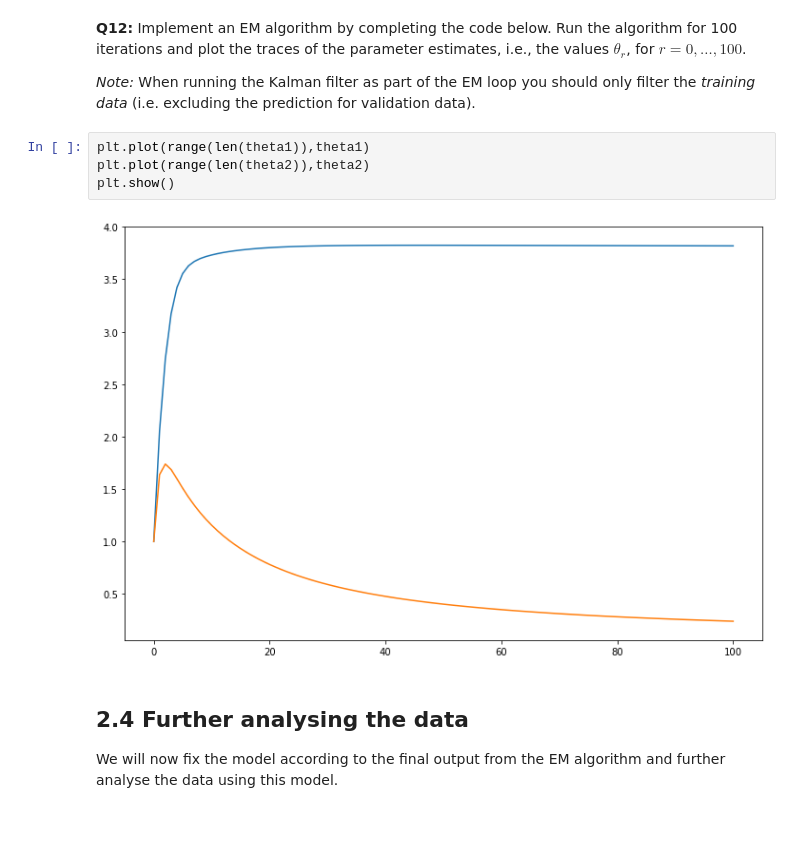
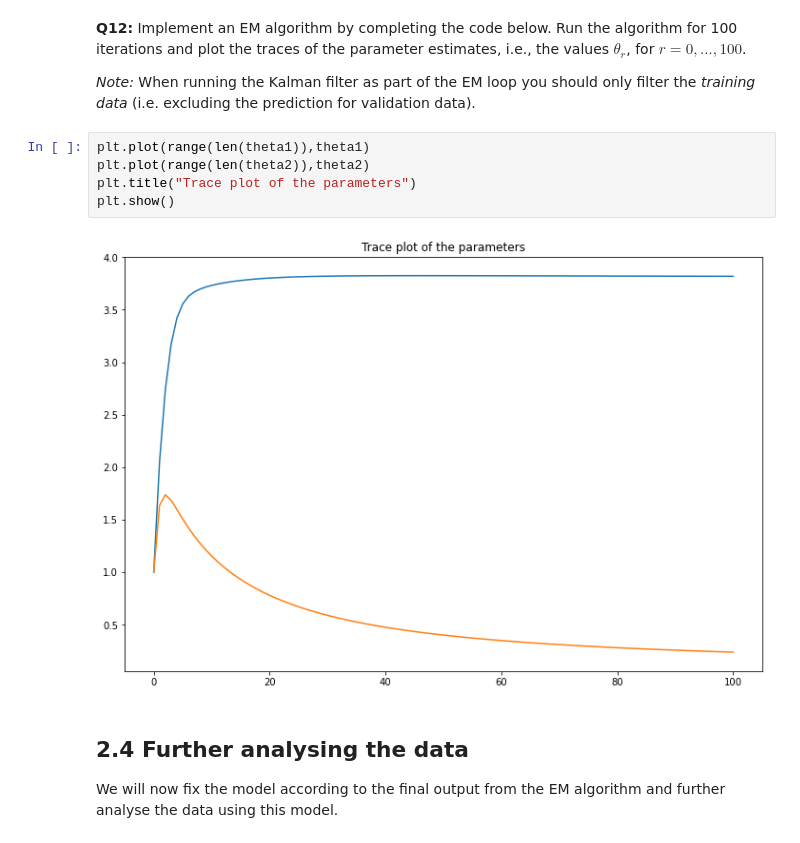
Before and after one commit to AkshayGurudath/Time-Series-and-Sequence-Learning, a Jupyter notebook: Lab 2/tssl_lab2.ipynb, the cells around one changed output. Saved outputs shown, nothing was run; the diff lists cells and outputs as text.

```diff
--- a/Lab 2/tssl_lab2.ipynb
+++ b/Lab 2/tssl_lab2.ipynb
@@ -400,9 +400,10 @@ _Note:_ When running the Kalman filter as part of the EM loop you should only fi
 # %%
 plt.plot(range(len(theta1)),theta1)
 plt.plot(range(len(theta2)),theta2)
+plt.title("Trace plot of the parameters")
 plt.show()
 # %% [output]
-[figure, old version]
+[figure, new version]
 # %% [markdown]
 ## 2.4 Further analysing the data
 We will now fix the model according to the final output from the EM algorithm and further analyse the data using this model.
```
Also changed, not shown: parts of 7 cells of this notebook, 1 other file.
